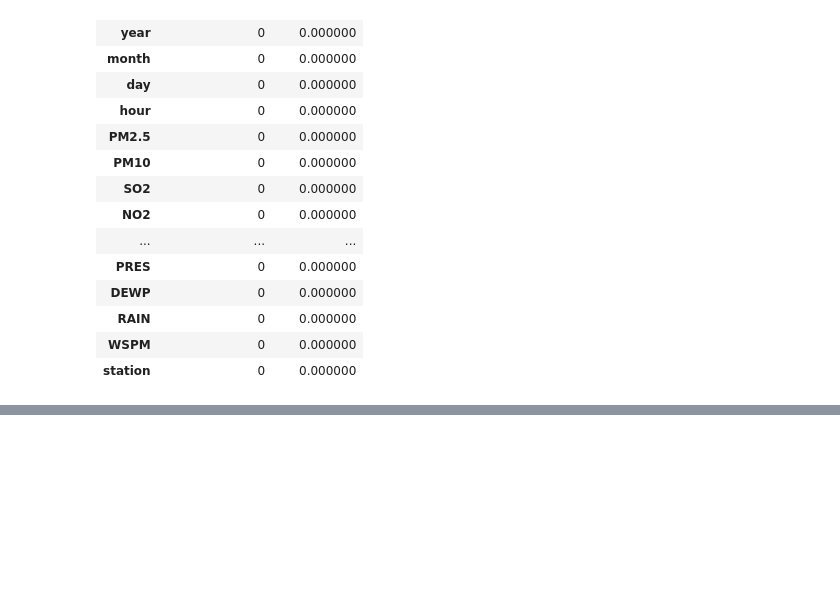
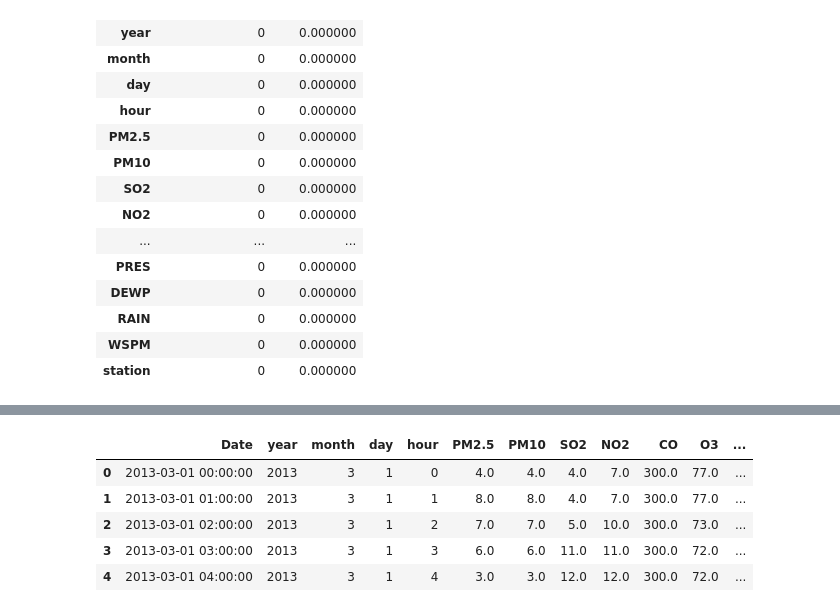
Before and after one commit to Allenstrange/CMP-Assessment, a Jupyter notebook: CMP_Project.ipynb, the cells around one changed output, grey strips where cells are left out. Saved outputs shown, nothing was run; the diff lists cells and outputs as text; code cells hidden in the pictures; blank space fills up the shorter version.

```diff
--- a/CMP_Project.ipynb
+++ b/CMP_Project.ipynb
@@ -338,0 +384,28 @@ df = df.drop('No', axis=1)
+# %%
+# Define AQI bucket function
+def get_aqi_bucket(aqi):
+    if aqi <= 50:
+        return 'Good'
+    elif aqi <= 100:
+        return 'Moderate'
+    elif aqi <= 150:
+        return 'Unhealthy for Sensitive Groups'
+    elif aqi <= 200:
+        return 'Unhealthy'
+    elif aqi <= 300:
+        return 'Very Unhealthy'
+    else:
+        return 'Hazardous'
+
+# Apply the AQI bucket function to create the AQI_Bucket column
+df['AQI_Bucket'] = df['AQI'].apply(get_aqi_bucket)
+
+
+df.head()
+# %% [output]
+|  | Date | year | month | day | hour | PM2.5 | PM10 | SO2 | NO2 | CO | O3 | ... |
+| 0 | 2013-03-01 00:00:00 | 2013 | 3 | 1 | 0 | 4.0 | 4.0 | 4.0 | 7.0 | 300.0 | 77.0 | ... |
+| 1 | 2013-03-01 01:00:00 | 2013 | 3 | 1 | 1 | 8.0 | 8.0 | 4.0 | 7.0 | 300.0 | 77.0 | ... |
+| 2 | 2013-03-01 02:00:00 | 2013 | 3 | 1 | 2 | 7.0 | 7.0 | 5.0 | 10.0 | 300.0 | 73.0 | ... |
+| 3 | 2013-03-01 03:00:00 | 2013 | 3 | 1 | 3 | 6.0 | 6.0 | 11.0 | 11.0 | 300.0 | 72.0 | ... |
+| 4 | 2013-03-01 04:00:00 | 2013 | 3 | 1 | 4 | 3.0 | 3.0 | 12.0 | 12.0 | 300.0 | 72.0 | ... |
```
Also changed, not shown: parts of 5 cells of this notebook.
